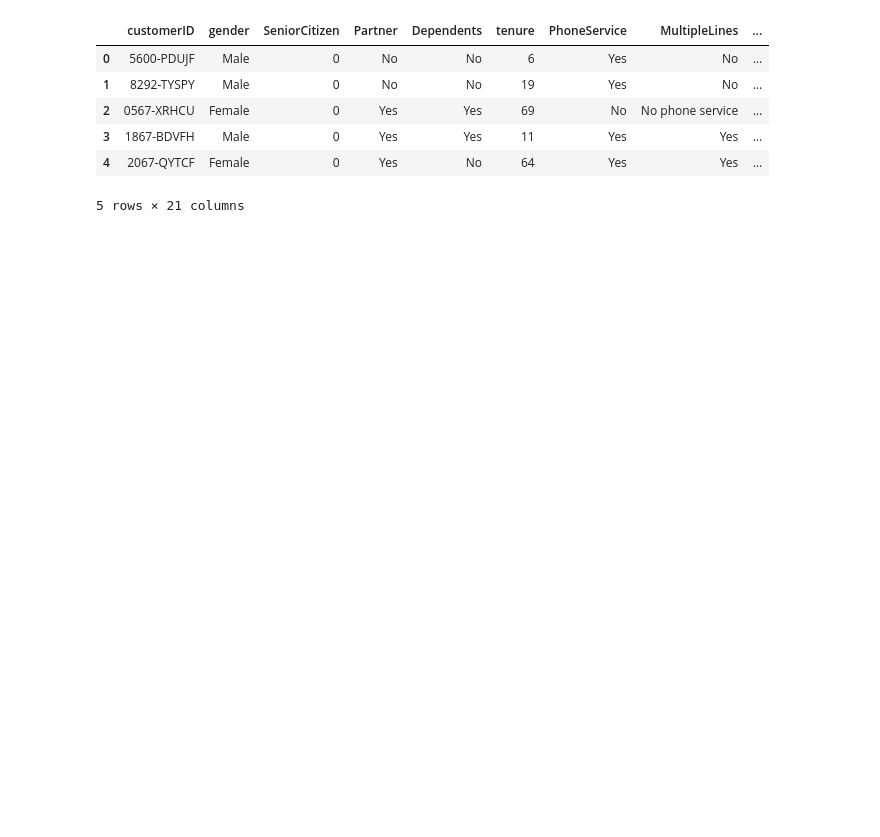
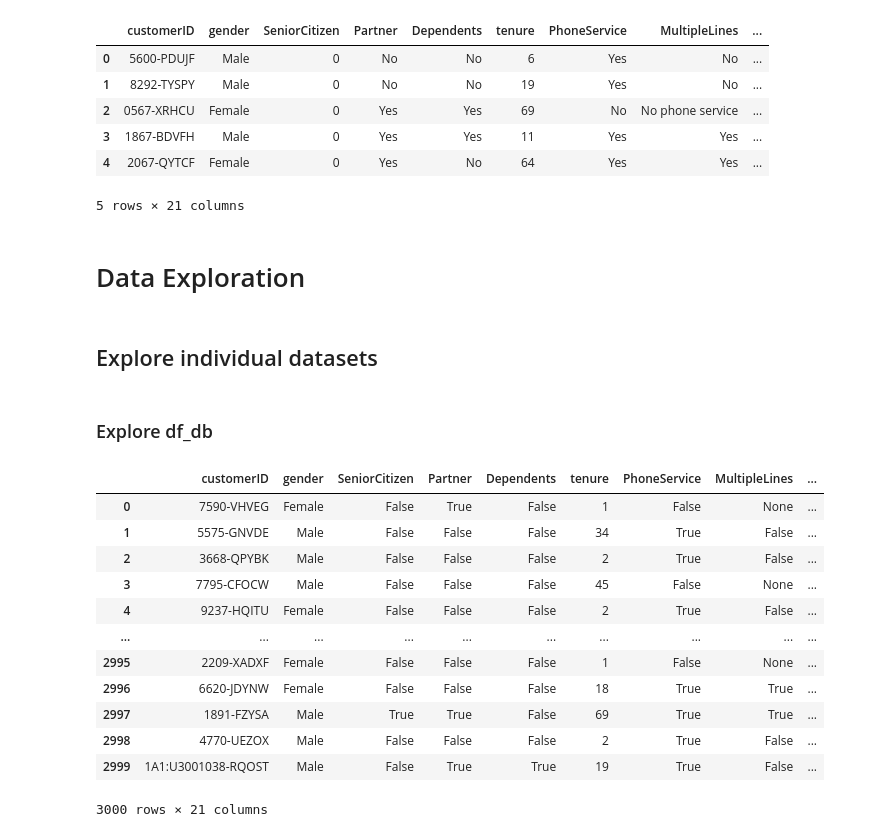
Before and after one commit to Aseye-Amedofu/Customer-churn-classification-project, a Jupyter notebook: LP2_Classification_Telco_customer_churn.ipynb, the cells around one changed output. Drawn from its saved outputs; the diff is of its cells as text; code cells hidden in the pictures; blank space fills up the shorter version.

```diff
--- a/LP2_Classification_Telco_customer_churn.ipynb
+++ b/LP2_Classification_Telco_customer_churn.ipynb
@@ -53,3 +100,26 @@ df_csv.head()
 | 3 | 1867-BDVFH | Male | 0 | Yes | Yes | 11 | Yes | Yes | ... |
 | 4 | 2067-QYTCF | Female | 0 | Yes | No | 64 | Yes | Yes | ... |
 5 rows × 21 columns
+# %% [markdown]
+# Data Exploration
+# %% [markdown]
+## Explore individual datasets
+# %% [markdown]
+### Explore df_db
+# %%
+# Call df_db
+df_db
+# %% [output]
+|  | customerID | gender | SeniorCitizen | Partner | Dependents | tenure | PhoneService | MultipleLines | ... |
+| 0 | 7590-VHVEG | Female | False | True | False | 1 | False | None | ... |
+| 1 | 5575-GNVDE | Male | False | False | False | 34 | True | False | ... |
+| 2 | 3668-QPYBK | Male | False | False | False | 2 | True | False | ... |
+| 3 | 7795-CFOCW | Male | False | False | False | 45 | False | None | ... |
+| 4 | 9237-HQITU | Female | False | False | False | 2 | True | False | ... |
+| ... | ... | ... | ... | ... | ... | ... | ... | ... | ... |
+| 2995 | 2209-XADXF | Female | False | False | False | 1 | False | None | ... |
+| 2996 | 6620-JDYNW | Female | False | False | False | 18 | True | True | ... |
+| 2997 | 1891-FZYSA | Male | True | True | False | 69 | True | True | ... |
+| 2998 | 4770-UEZOX | Male | False | False | False | 2 | True | False | ... |
+| 2999 | 1A1:U3001038-RQOST | Male | False | True | True | 19 | True | False | ... |
+3000 rows × 21 columns
```
Also changed, not shown: parts of 16 cells of this notebook.
